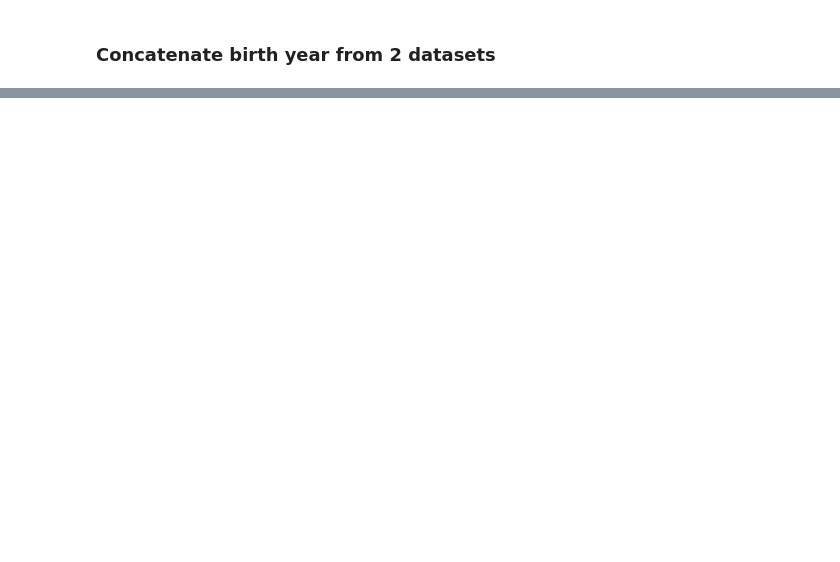
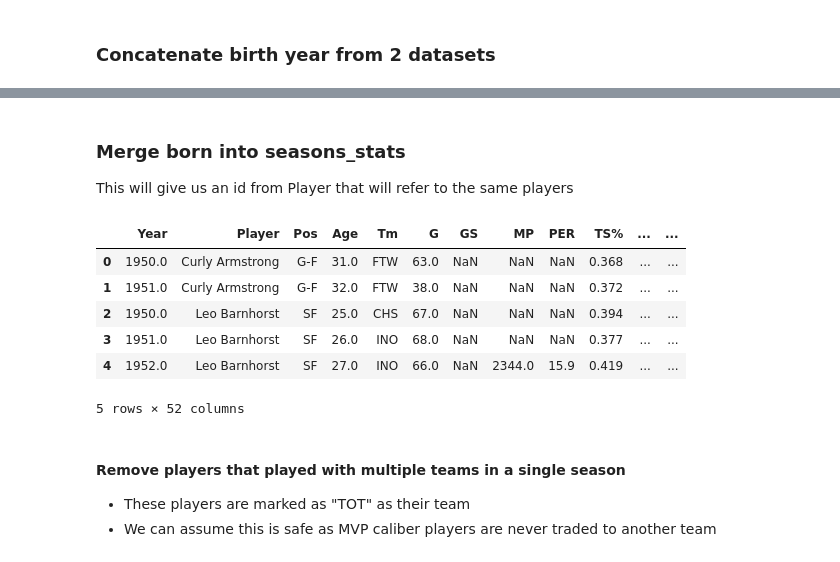
Before and after one commit to SamuelFolledo/DS2.1-Machine-Learning, a Jupyter notebook: Final Project/Final Project.ipynb, the cells around one changed output, grey strips where cells are left out. Saved outputs shown, nothing was run; the diff lists cells and outputs as text; code cells hidden in the pictures; blank space fills up the shorter version.

```diff
--- a/Final Project/Final Project.ipynb
+++ b/Final Project/Final Project.ipynb
@@ -277,0 +265,18 @@ born
+# %% [markdown]
+### Merge born into seasons_stats
+This will give us an id from Player that will refer to the same players
+# %%
+data = seasons_stats.merge(born, on=["Player", "born"])
+data.head()
+# %% [output]
+|  | Year | Player | Pos | Age | Tm | G | GS | MP | PER | TS% | ... | ... |
+| 0 | 1950.0 | Curly Armstrong | G-F | 31.0 | FTW | 63.0 | NaN | NaN | NaN | 0.368 | ... | ... |
+| 1 | 1951.0 | Curly Armstrong | G-F | 32.0 | FTW | 38.0 | NaN | NaN | NaN | 0.372 | ... | ... |
+| 2 | 1950.0 | Leo Barnhorst | SF | 25.0 | CHS | 67.0 | NaN | NaN | NaN | 0.394 | ... | ... |
+| 3 | 1951.0 | Leo Barnhorst | SF | 26.0 | INO | 68.0 | NaN | NaN | NaN | 0.377 | ... | ... |
+| 4 | 1952.0 | Leo Barnhorst | SF | 27.0 | INO | 66.0 | NaN | 2344.0 | 15.9 | 0.419 | ... | ... |
+5 rows × 52 columns
+# %% [markdown]
+#### Remove players that played with multiple teams in a single season
+- These players are marked as "TOT" as their team
+- We can assume this is safe as MVP caliber players are never traded to another team
```
Also changed, not shown: parts of 23 cells of this notebook.
